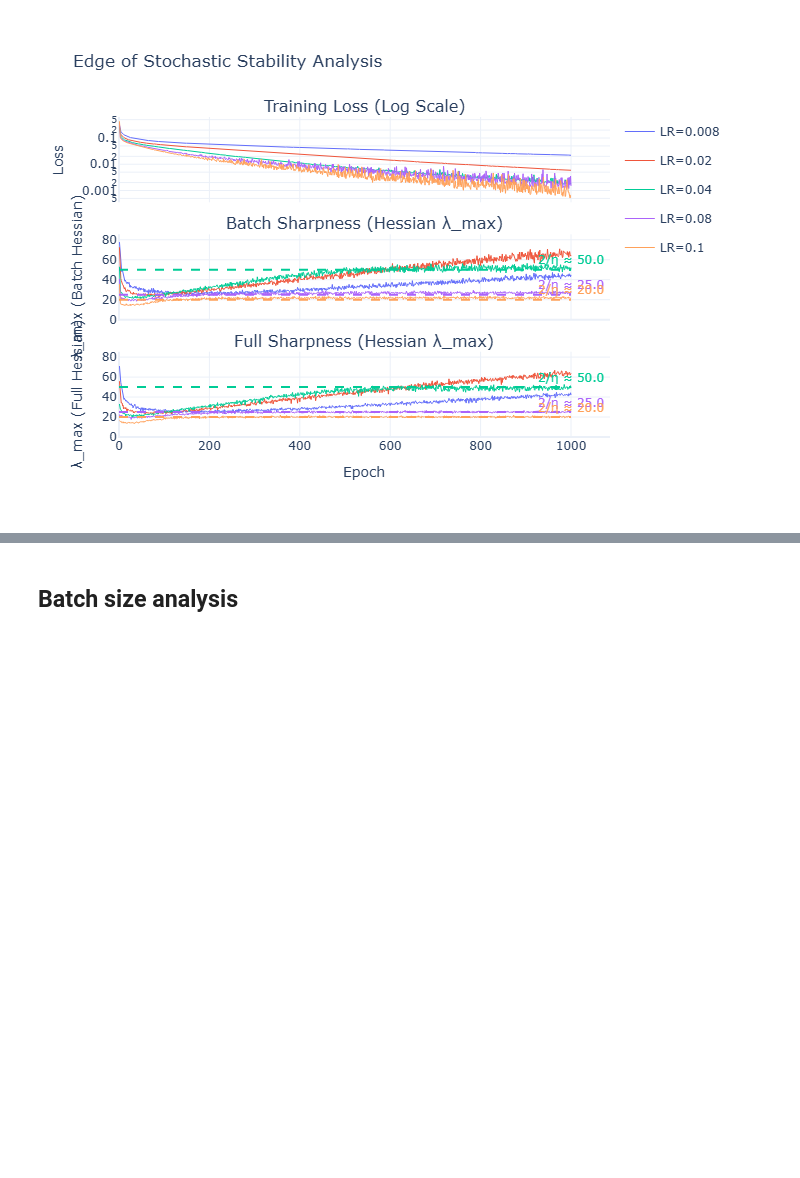
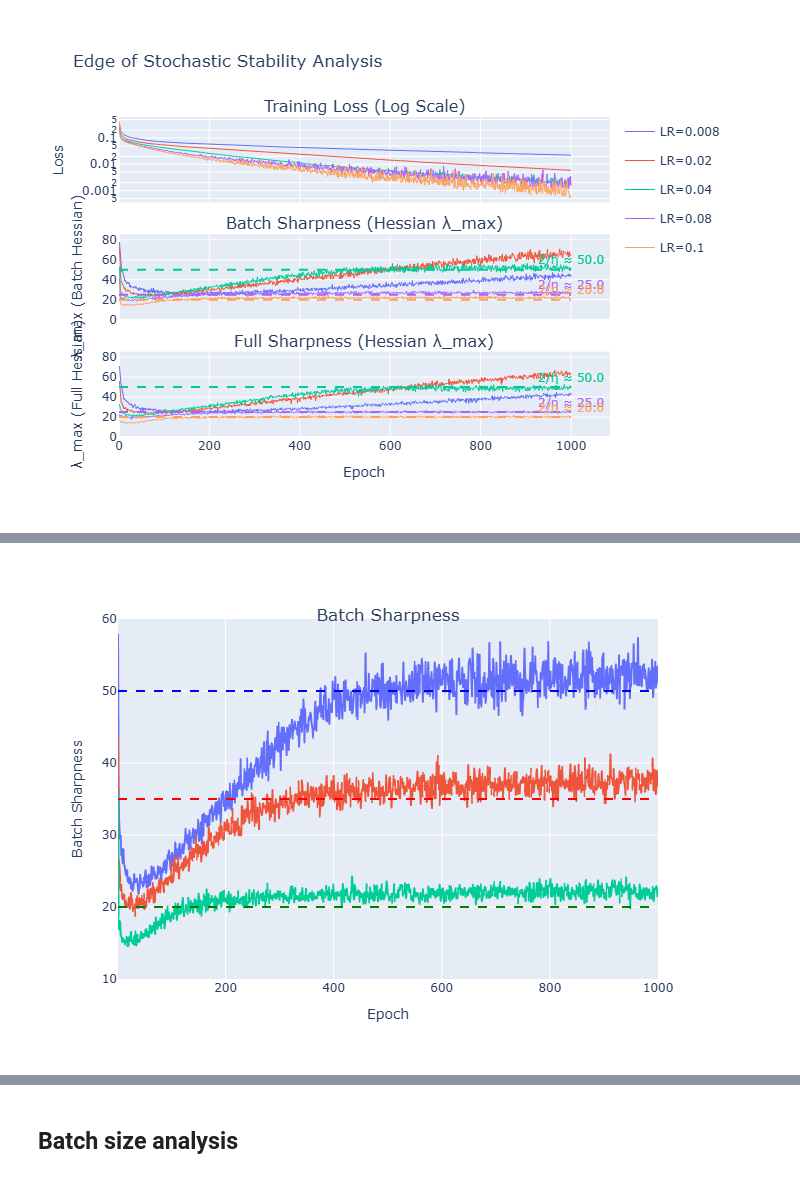
Before and after one commit to mfjacobsen/Investigating-NN-Optimizers, a Jupyter notebook: notebooks/EC_sgd.ipynb, the cells around one changed output, grey strips where cells are left out. Cells and saved outputs as stored; diff of their text form; code cells hidden in the pictures; blank space fills up the shorter version.

```diff
--- a/notebooks/EC_sgd.ipynb
+++ b/notebooks/EC_sgd.ipynb
@@ -310,0 +406,24 @@ plot_eos_analysis(metadata=md, output=out, model_ids=[4, 5, 6, 7, 8])
+# %%
+fig = px.line(out, x='epoch', y='sharpness_H_batch', color='learning_rate')
+fig.update_yaxes(range=[10, 60])
+fig.update_layout(
+    xaxis_title="Epoch",
+    yaxis_title="Batch Sharpness",
+    title={
+        'text': "Batch Sharpness",
+        'y': 0.9,
+        'x': 0.5,
+        'xanchor': 'center',
+        'yanchor': 'top'
+    },
+    showlegend=False,
+    height=450,
+    width=600,
+)
+fig.add_hline(50, line_dash="dash", line_color="blue")
+fig.add_hline(35, line_dash="dash", line_color="red")
+fig.add_hline(20, line_dash="dash", line_color="green")
+fig.show()
+fig.write_html(Path("../plots/sgd_plots/sgd_batch_sharpness.html"))
+# %% [output]
+[figure, added]
```
Also changed, not shown: parts of 9 cells of this notebook, 13 other files.
